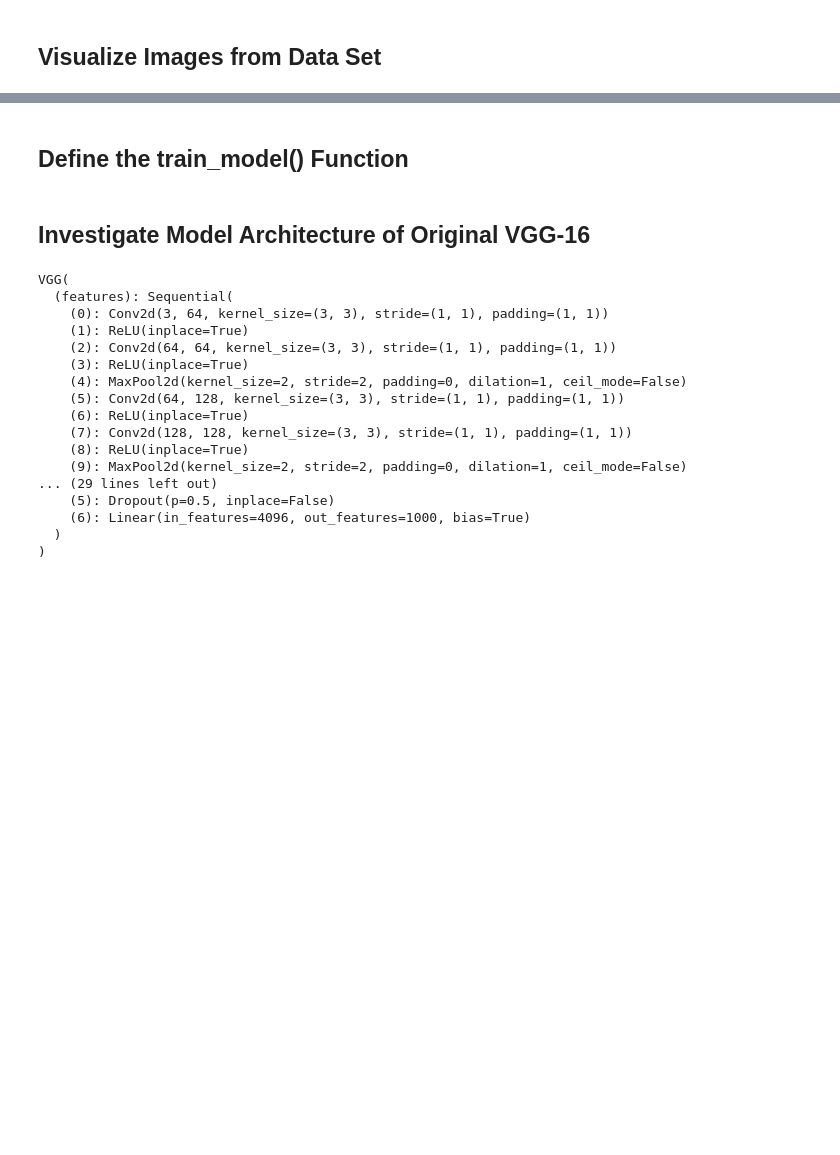
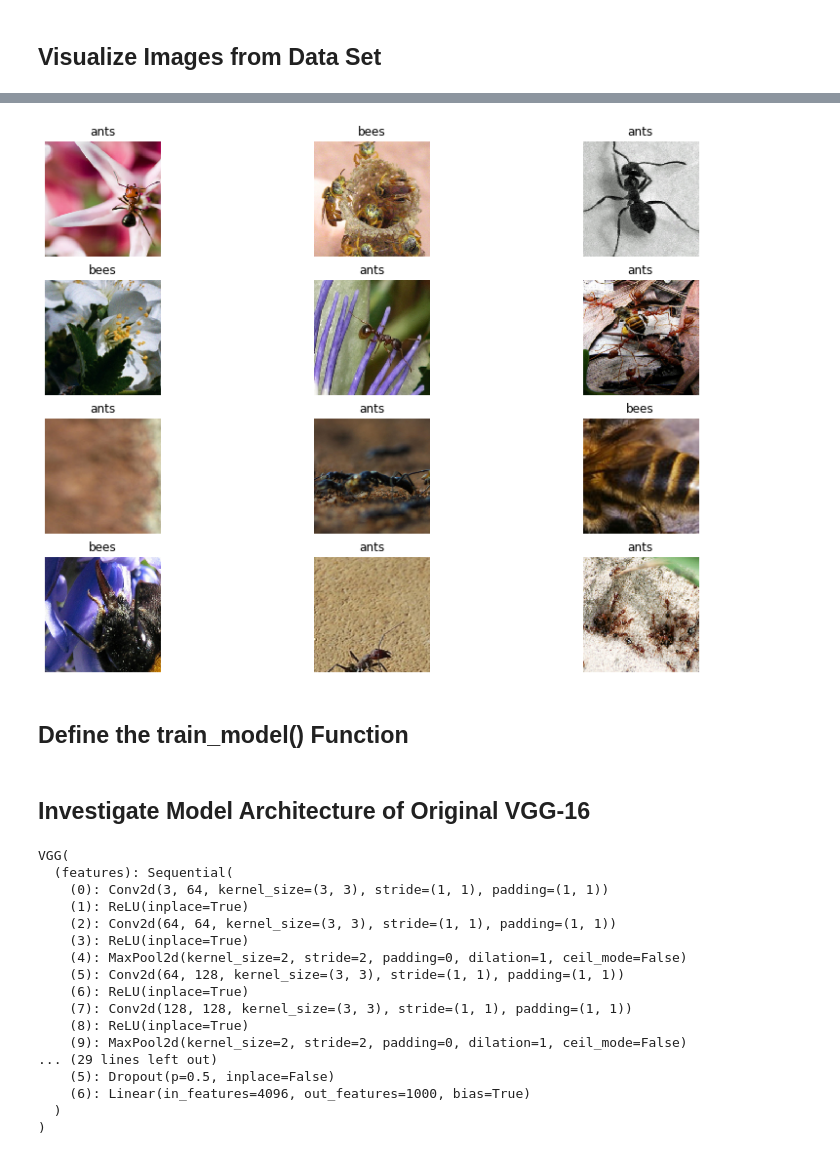
Before and after one commit to bpwilke/CapstoneA_NLP_TransferLearning, a Jupyter notebook: First Transfer Learning Example.ipynb, the cells around one changed output, grey strips where cells are left out. Saved outputs shown, nothing was run; the diff lists cells and outputs as text; code cells hidden in the pictures; blank space fills up the shorter version.

```diff
--- a/First Transfer Learning Example.ipynb
+++ b/First Transfer Learning Example.ipynb
@@ -146,3 +168,34 @@ imshow(out, title=[class_names[x] for x in classes])
+# %%
+# Here's another set of functions that may come in handy for visualization.
+# https://medium.com/swlh/image-classification-tutorials-in-pytorch-transfer-learning-19ebc329e200
+#
+# these were the normalizations set on this particular dataset in Setup above
+# transforms.Normalize([0.485, 0.456, 0.406], [0.229, 0.224, 0.225])
+# this function is used to reverse them to display images correctly.
+inv_normalize =  transforms.Normalize(
+    mean=[-0.485/0.229, -0.456/0.224, -0.406/0.225],
+    std=[1/0.229, 1/0.224, 1/0.225]
+)
+
+def class_plot(data, encoder, inv_normalize, n_figures = 12):
+    n_row = int(n_figures/3)
+    fig,axes = plt.subplots(figsize=(14, 10), nrows = n_row, ncols=3)
+    for ax in axes.flatten():                               # for each position in grid
+        a = random.randint(0,len(data))                     # get random number from length data
+        (image,label) = data[a]                             # load image, label tuple from random index
+        label = int(label)                                  # convert label to int
+        l = encoder[label]                                  # get string from label encoder index
+        image = inv_normalize(image)                        # run our inverse normalization
+        image = image.numpy().transpose(1,2,0)
+        im = ax.imshow(image)                               # set position in grid to current image
+        ax.set_title(l)                                     # set title to label string
+        ax.axis('off')
+    plt.show()
+
+# run our class plot function, passing in training data, our label encoder, and inverse normalization
+class_plot(image_datasets['train'], encoder, inv_normalize)
+# %% [output]
+[figure, added]
 # %% [markdown]
 ## Define the train_model() Function
 # %%
```
Also changed, not shown: parts of 28 cells of this notebook.
